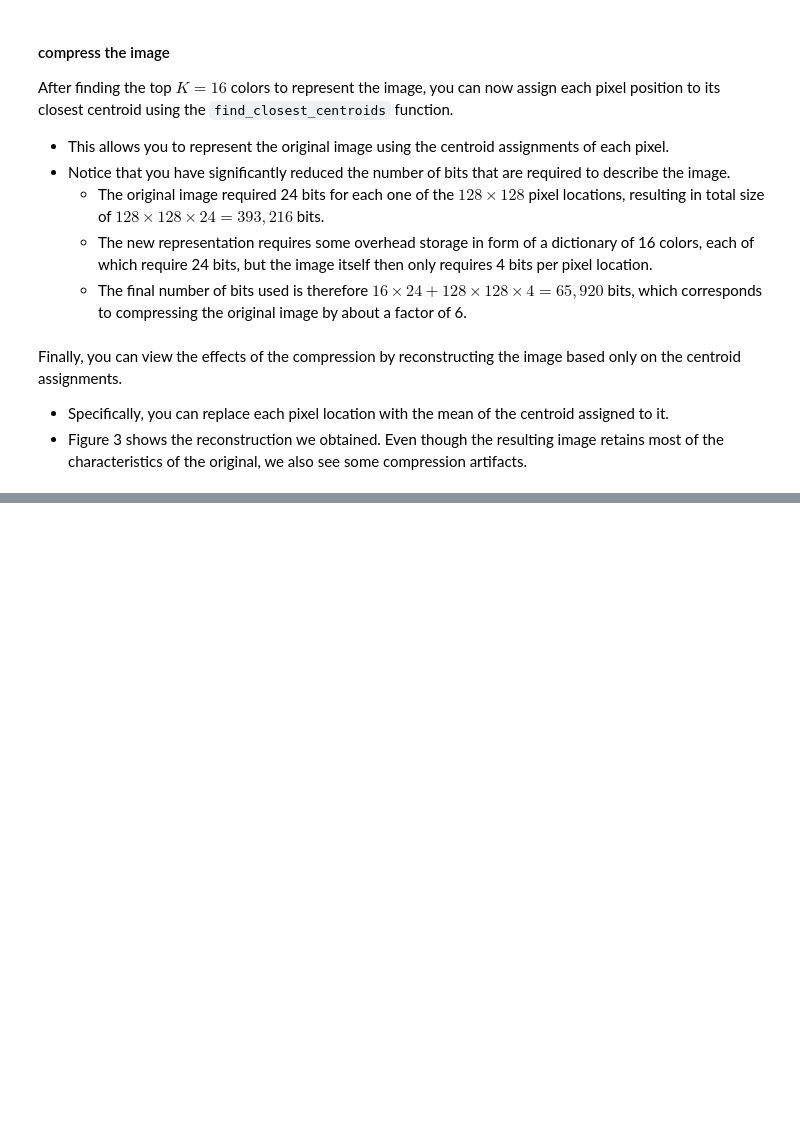
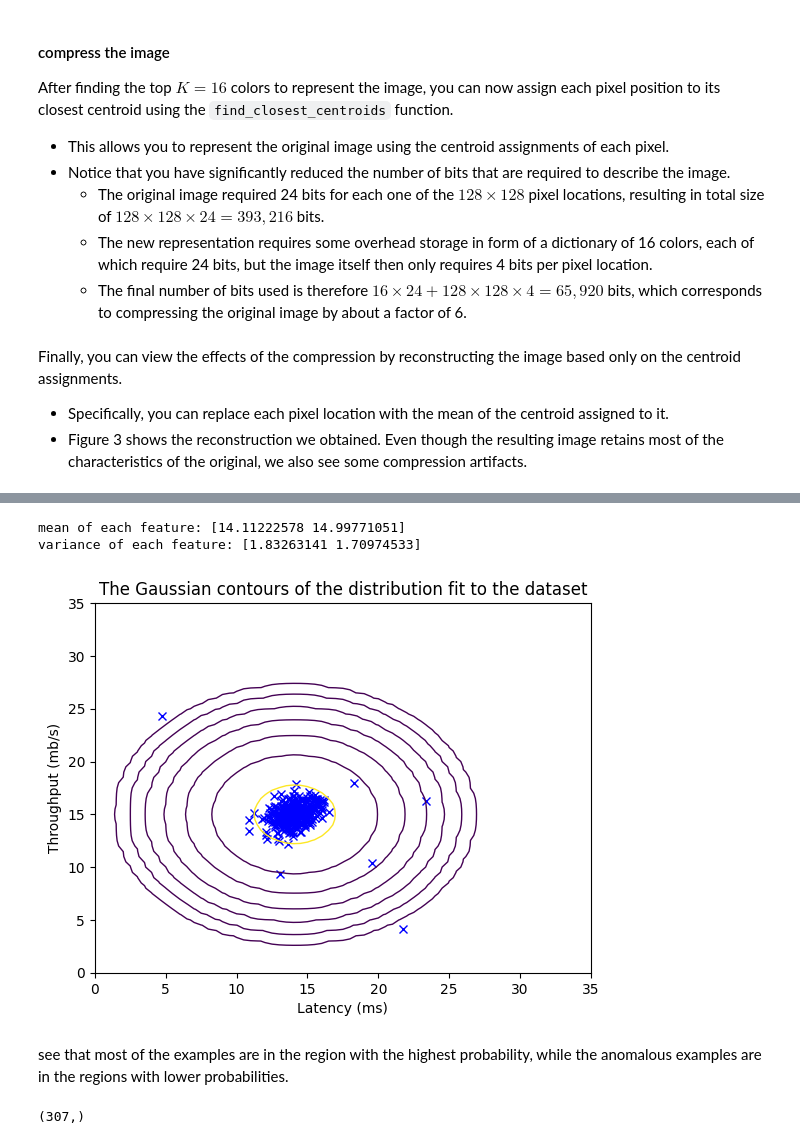
Before and after one commit to KumaarBalbir/py101, a Jupyter notebook: ml/unsupervised.ipynb, the cells around one changed output, grey strips where cells are left out. Drawn from its saved outputs; the diff is of its cells as text; code cells hidden in the pictures; blank space fills up the shorter version.

Commit message:
ml: anamoly detection

```diff
--- a/ml/unsupervised.ipynb
+++ b/ml/unsupervised.ipynb
@@ -323,0 +420,41 @@ plt.show()
+# %%
+def estimate_gaussian(X):
+    """
+    Calculates mean and variance of all features
+    in the dataset
+    Input:
+        X: (ndarray): (m, n): Data matrix
+    Returns:
+        mu: (ndarray): (n,): Mean of all features
+        var: (ndarray): (n,): Variance of all features
+    """
+    # m, n = X.shape
+    mu = np.mean(X, axis=0) # shape is (n,) or 1/m * np.sum(X, axis=0)
+    var = np.var(X, axis=0) # shape is (n,) or 1/m * np.sum((X-mu)**2, axis=0)
+    return mu, var
+# %%
+mu, var = estimate_gaussian(X_train)
+
+print("mean of each feature:", mu)
+print("variance of each feature:", var)
+# %% [output]
+mean of each feature: [14.11222578 14.99771051]
+variance of each feature: [1.83263141 1.70974533]
+# %%
+from utils_anamoly import visualize_fit, multivariate_gaussian
+
+# Returns the density of the multivariate normal
+# at each data point (row) of X_train
+p = multivariate_gaussian(X_train, mu, var)
+# TODO: understand working of multivariate_gaussian
+
+#Plotting code
+visualize_fit(X_train, mu, var)
+# %% [output]
+[figure, added]
+# %% [markdown]
+see that most of the examples are in the region with the highest probability, while the anomalous examples are in the regions with lower probabilities.
+# %%
+p.shape
+# %% [output]
+(307,)
```
Also changed, not shown: parts of 19 cells of this notebook.
